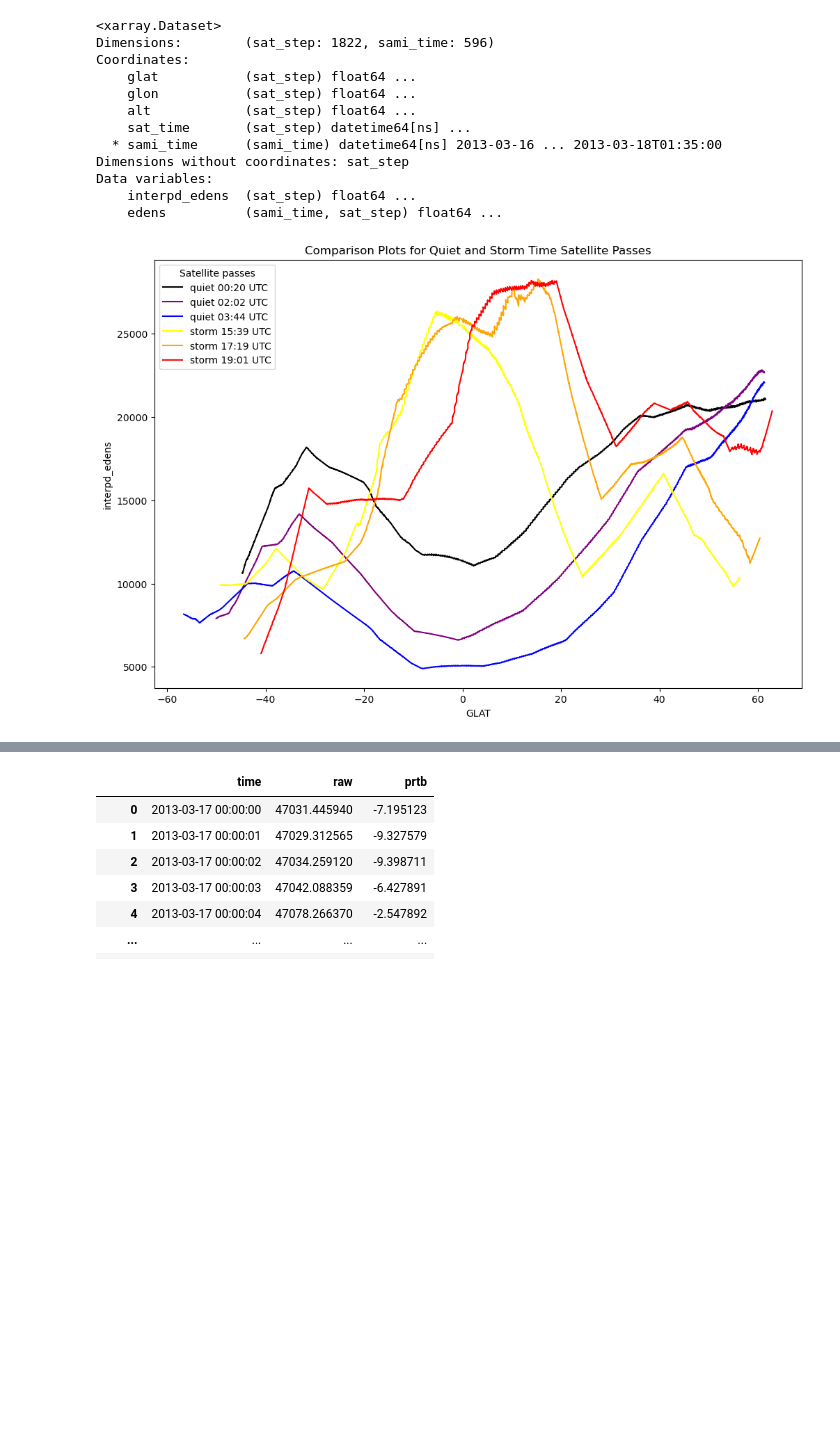
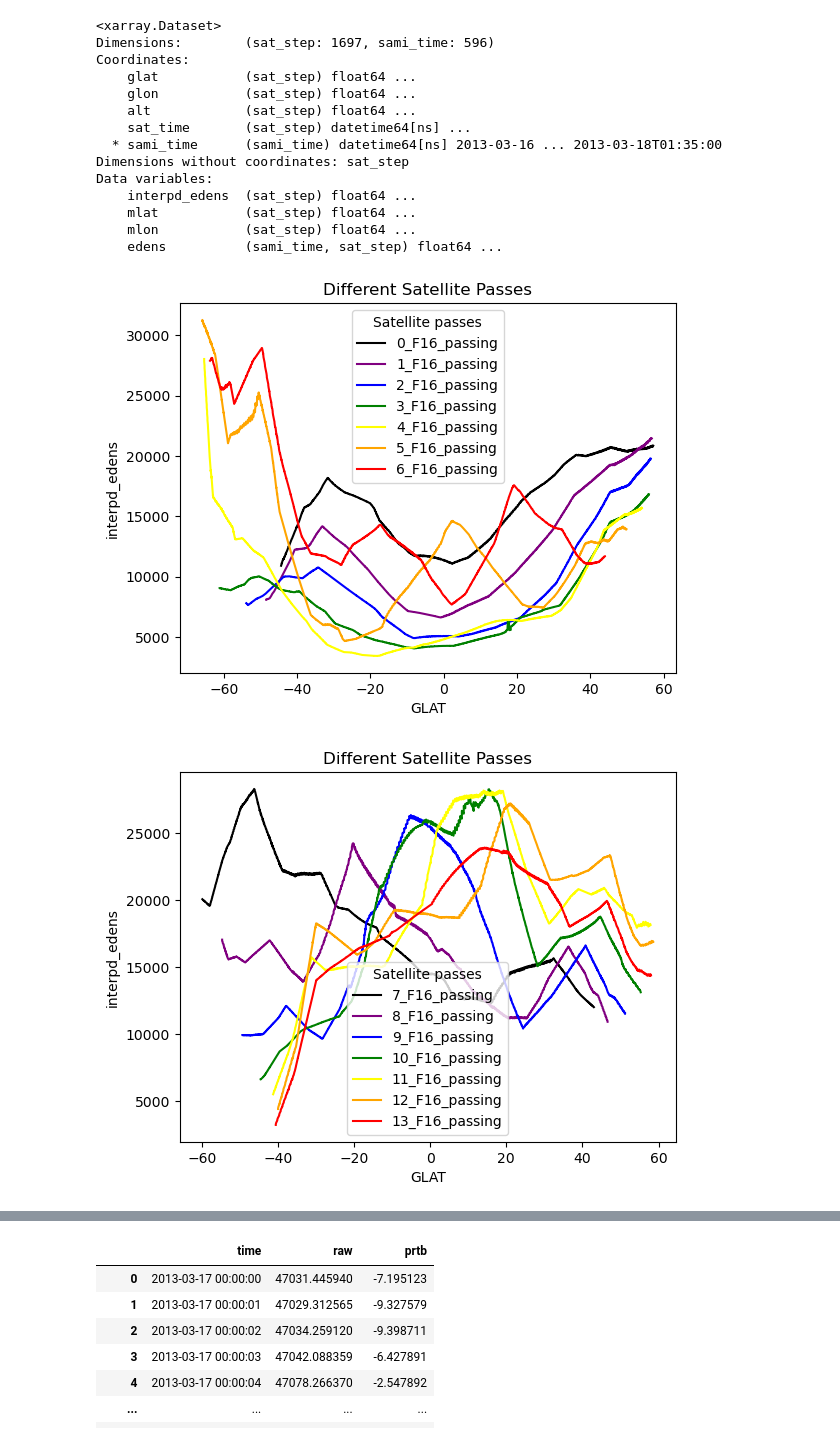
Before and after one commit to abukowski21/sat-interp-tid-analysis, a Jupyter notebook: background_removal_sat_passes.ipynb, the cells around one changed output, grey strips where cells are left out. Cells and saved outputs as stored; diff of their text form; code cells hidden in the pictures; blank space fills up the shorter version.

```diff
--- a/background_removal_sat_passes.ipynb
+++ b/background_removal_sat_passes.ipynb
@@ -23,22 +23,31 @@ from numpy.polynomial import Chebyshev
 
 path = 'time_interpolated_data/'
 
-file_path =['time_interpolated_data/1_quiet_0020_sat_pass.nc', 'time_interpolated_data/2_quiet_0202_sat_pass.nc', 'time_interpolated_data/3_quiet_0344_sat_pass.nc', 'time_interpolated_data/4_storm_1539_sat_pass.nc', 'time_interpolated_data/5_storm_1719_sat_pass.nc', 'time_interpolated_data/6_storm_1901_sat_pass.nc']
+#file_path =['time_interpolated_data/1_quiet_0020_sat_pass.nc', 'time_interpolated_data/2_quiet_0202_sat_pass.nc', 'time_interpolated_data/3_quiet_0344_sat_pass.nc', 'time_interpolated_data/4_storm_1539_sat_pass.nc', 'time_interpolated_data/5_storm_1719_sat_pass.nc', 'time_interpolated_data/6_storm_1901_sat_pass.nc']
+sat = []
+names = []
 
+for j in ['_F16', '_F17', '_F18']:
+    for i in range(14):
+        file = path + str(i) + j + '_passing.nc'
+        name = str(i) + j + '_passing'
+        names.append(name)
+        sat_t = xr.open_dataset(file)
+        sat.append(sat_t)
 
-sat1 = xr.open_dataset(file_path[0])
-sat2 = xr.open_dataset(file_path[1])
-sat3 = xr.open_dataset(file_path[2])
-sat4 = xr.open_dataset(file_path[3])
-sat5 = xr.open_dataset(file_path[4])
-sat6 = xr.open_dataset(file_path[5])
+sat1 = sat[0]
+sat2 = sat[1]
+sat3 = sat[2]
+sat4 = sat[9]
+sat5 = sat[10]
+sat6 = sat[11]
+sat_new = [sat1, sat2, sat3, sat4, sat5, sat6]
 
-sat = [sat1, sat2, sat3, sat4, sat5, sat6]
-
-sat1
+#print(names)
+sat6
 # %% [output]
 <xarray.Dataset>
-Dimensions:        (sat_step: 1822, sami_time: 596)
+Dimensions:        (sat_step: 1697, sami_time: 596)
 Coordinates:
     glat           (sat_step) float64 ...
     glon           (sat_step) float64 ...
@@ -48,12 +57,15 @@ Coordinates:
 Dimensions without coordinates: sat_step
 Data variables:
     interpd_edens  (sat_step) float64 ...
+    mlat           (sat_step) float64 ...
+    mlon           (sat_step) float64 ...
     edens          (sami_time, sat_step) float64 ...
 # %%
 # Plotting for comparison of different satellite passes
 
 fast_time_interp = il.reload(fast_time_interp)
 
-fast_time_interp.plot_edens(sat, 'interpd_edens')
+fast_time_interp.plot_edens(sat, names, 'interpd_edens')
 # %% [output]
-[figure, old version]
+[figure, new version]
+[figure, added]
```
Also changed, not shown: parts of 6 cells of this notebook, 1 other file.
